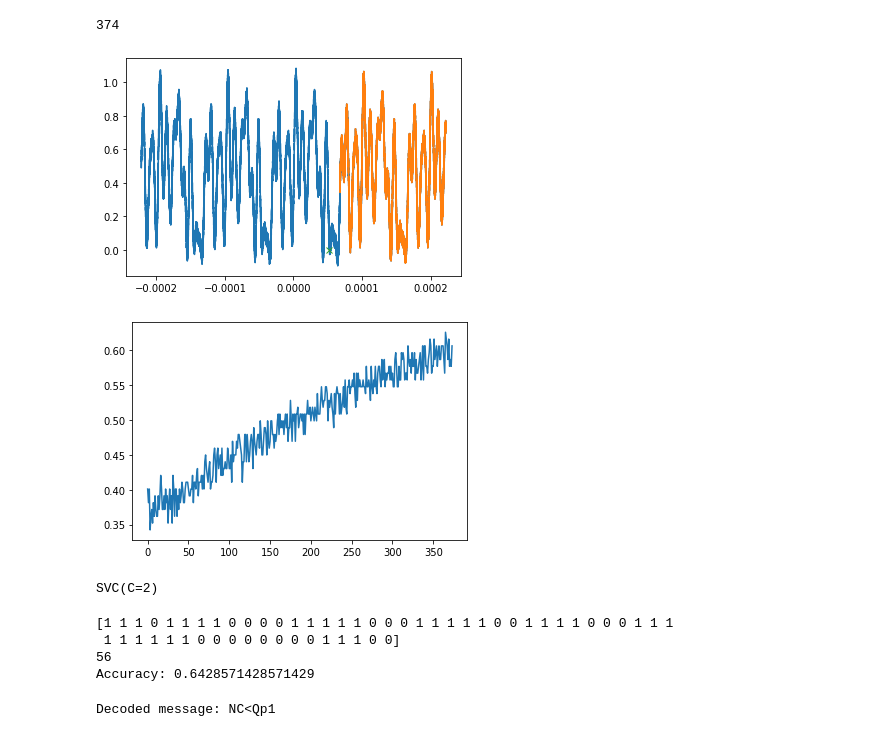
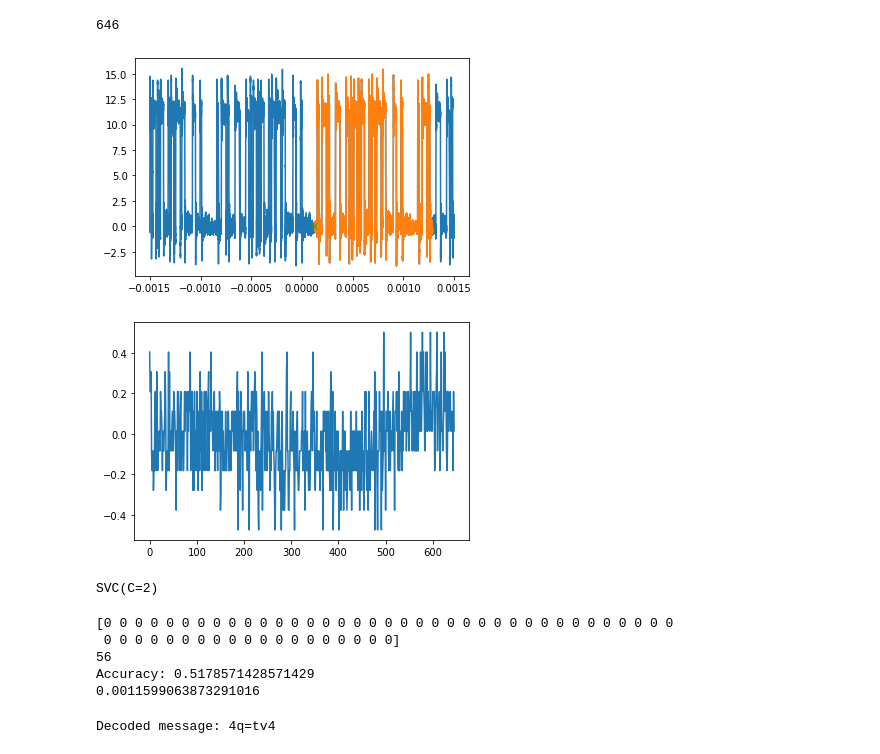
Before and after one commit to EliasFink122/PhysicsYear2Labs-Waves, a Jupyter notebook: Extensions/DataTransmission/decoder.ipynb, the cells around one changed output. Saved outputs shown, nothing was run; the diff lists cells and outputs as text; code cells hidden in the pictures.

```diff
--- a/Extensions/DataTransmission/decoder.ipynb
+++ b/Extensions/DataTransmission/decoder.ipynb
@@ -10,9 +12,9 @@ import os
 # %%
 # -- Import data --
 
-fname = "Data/DataNew/MEAS_1-5.CSV"
+fname = "Data/DataNew/MEAS_15.CSV"
 
-ts, vs = np.loadtxt(fname, delimiter=',', skiprows=1, usecols=(0, 3)).transpose()
+ts, vs = np.loadtxt(fname, delimiter=',', skiprows=1, usecols=(0, 1)).transpose()
 
 
 res = ts[1] - ts[0] # time resolution in s per time step
@@ -35,7 +37,7 @@ start = 0 # initialise start variable
 #        start = 5*res*bit_len
 #        print(start)
 #        break
-start = (35)*res*bit_len
+start = (8)*res*bit_len
 
 
 # Cut out one pattern
@@ -45,36 +47,36 @@ for i, t in enumerate(ts):
         vs = vs[i:]
         break
 
 # Plot data
 lim1 = 0
 lim2 = 50000
 
 plt.plot(ts[lim1:lim2], vs[lim1:lim2])
 plt.plot(start, 0, 'x')
 #plt.title("Signal into the transmission line")
 #plt.xlabel("Time [s]")
 #plt.ylabel("Voltage [V]")
 #plt.savefig("signal.png", dpi=1000)
 plt.show()
 
 # Split data in to intervals containing bits
 intervals = []
 for i in range(nbits):
     intervals.append([vs[bit_len*i + n] for n in range(bit_len)])
 
 X = np.array([[np.mean(interval), np.min(interval), np.max(interval), interval[int(len(interval)*3/4)] - interval[int(len(interval)/4)]] for interval in intervals])
 #print(list(zip(X, y))) # matching mean to bit values
 
 n = 0
 plt.plot(np.arange(0, len(intervals[n])), intervals[n], label="Data")
 plt.show()
 
 #plt.plot(X, y, 'x')
 #plt.show()
 # %% [output]
-374
+646
-[figure, old version]
+[figure, new version]
-[figure, old version]
+[figure, new version]
 # %%
 # -- Train machine learning model --
 
@@ -84,18 +86,21 @@ clf.fit(X, y)
 SVC(C=2)
 # %%
 # -- Identify bits --
-
+srt_tm = time.time()
 bits = clf.predict(X)
 
 print(bits)
 print(len(bits))
 acc = sum([bits[i] == y[i] for i in range(len(bits))])/len(bits)
 print(f"Accuracy: {acc}")
+
+print(time.time() - srt_tm)
 # %% [output]
-[1 1 1 0 1 1 1 1 0 0 0 0 1 1 1 1 1 0 0 0 1 1 1 1 1 0 0 1 1 1 1 0 0 0 1 1 1
- 1 1 1 1 1 1 0 0 0 0 0 0 0 0 1 1 1 0 0]
+[0 0 0 0 0 0 0 0 0 0 0 0 0 0 0 0 0 0 0 0 0 0 0 0 0 0 0 0 0 0 0 0 0 0 0 0 0
+ 0 0 0 0 0 0 0 0 0 0 0 0 0 0 0 0 0 0 0]
 56
-Accuracy: 0.6428571428571429
+Accuracy: 0.5178571428571429
+0.0011599063873291016
 # %%
 # -- Decode ASCII characters --
 
@@ -119,7 +124,7 @@ msg = decode(bits)
 
 print(f"Decoded message: {msg}")
 # %% [output]
-Decoded message: NC<Qp1
+Decoded message: 4q=tv4
 # %%
 y = np.array([1,0,0,1,1,1,0,1,0,0,0,0,1,1,1,0,0,0,0,1,1,0,1,0,1,1,0,1,0,1,1,0,0,0,1,0,1,1,0,1,1,1,0,1,1,0,0,0,0,0,1,1,0,0,0,1])
 periods = [[], [], [], []]
```
Also changed, not shown: parts of 2 cells of this notebook, 2 other files.
